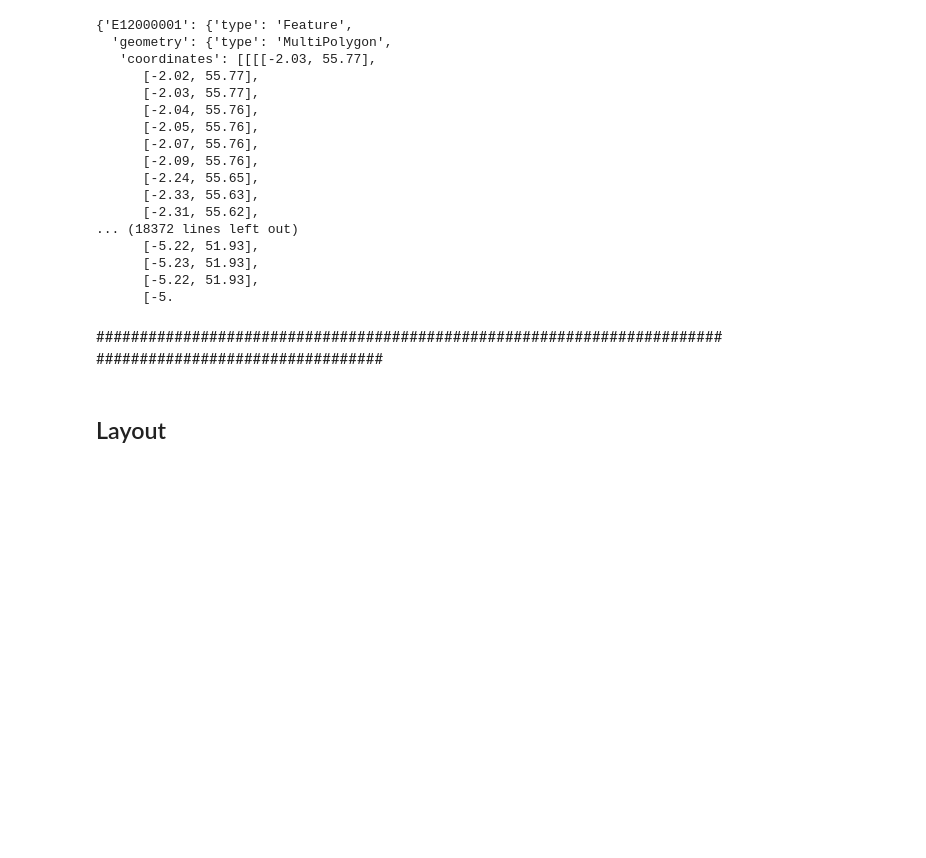
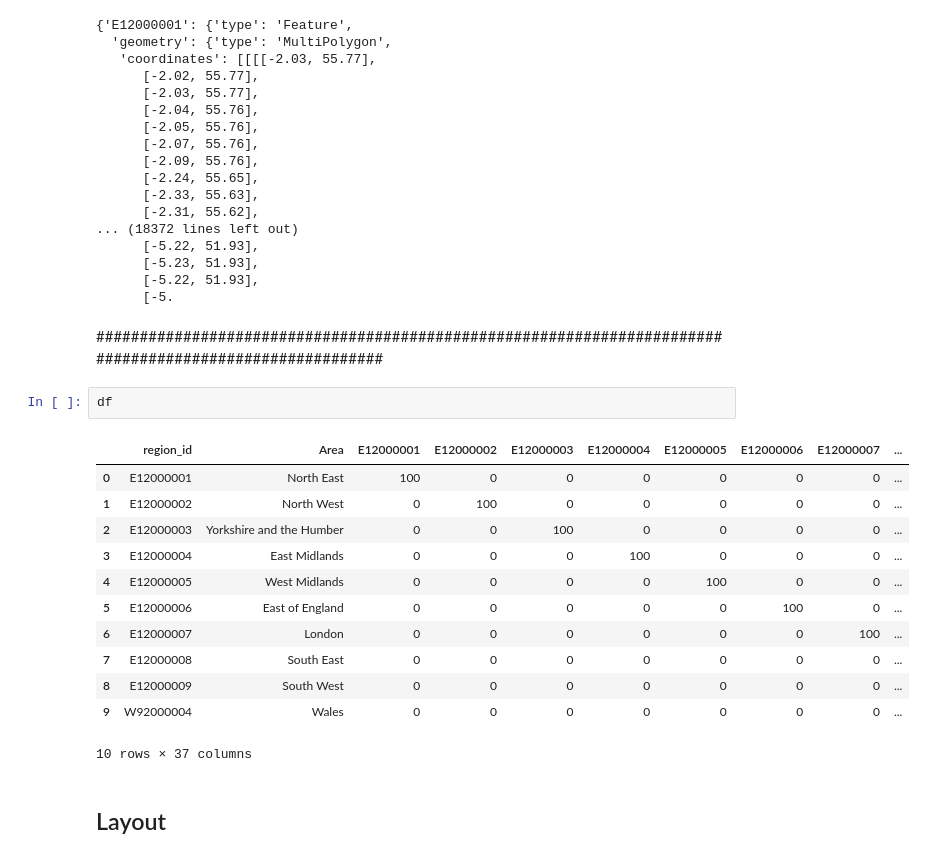
Before and after one commit to SebastianHeslinRees/Dash-2, a Jupyter notebook: dash_mapping_continuous_with_dropdown.ipynb, the cells around one changed output. Cells and saved outputs as stored; diff of their text form; blank space fills up the shorter version.

Commit message:
Adding table

```diff
--- a/dash_mapping_continuous_with_dropdown.ipynb
+++ b/dash_mapping_continuous_with_dropdown.ipynb
@@ -267,6 +274,21 @@ lookup
       [-5.
 # %% [markdown]
 #########################################################################################################
+# %%
+df
+# %% [output]
+|  | region_id | Area | E12000001 | E12000002 | E12000003 | E12000004 | E12000005 | E12000006 | E12000007 | ... |
+| 0 | E12000001 | North East | 100 | 0 | 0 | 0 | 0 | 0 | 0 | ... |
+| 1 | E12000002 | North West | 0 | 100 | 0 | 0 | 0 | 0 | 0 | ... |
+| 2 | E12000003 | Yorkshire and the Humber | 0 | 0 | 100 | 0 | 0 | 0 | 0 | ... |
+| 3 | E12000004 | East Midlands | 0 | 0 | 0 | 100 | 0 | 0 | 0 | ... |
+| 4 | E12000005 | West Midlands | 0 | 0 | 0 | 0 | 100 | 0 | 0 | ... |
+| 5 | E12000006 | East of England | 0 | 0 | 0 | 0 | 0 | 100 | 0 | ... |
+| 6 | E12000007 | London | 0 | 0 | 0 | 0 | 0 | 0 | 100 | ... |
+| 7 | E12000008 | South East | 0 | 0 | 0 | 0 | 0 | 0 | 0 | ... |
+| 8 | E12000009 | South West | 0 | 0 | 0 | 0 | 0 | 0 | 0 | ... |
+| 9 | W92000004 | Wales | 0 | 0 | 0 | 0 | 0 | 0 | 0 | ... |
+10 rows × 37 columns
 # %% [markdown]
 ## Layout
 # %%
```
Also changed, not shown: parts of 2 cells of this notebook, 2 other files.
